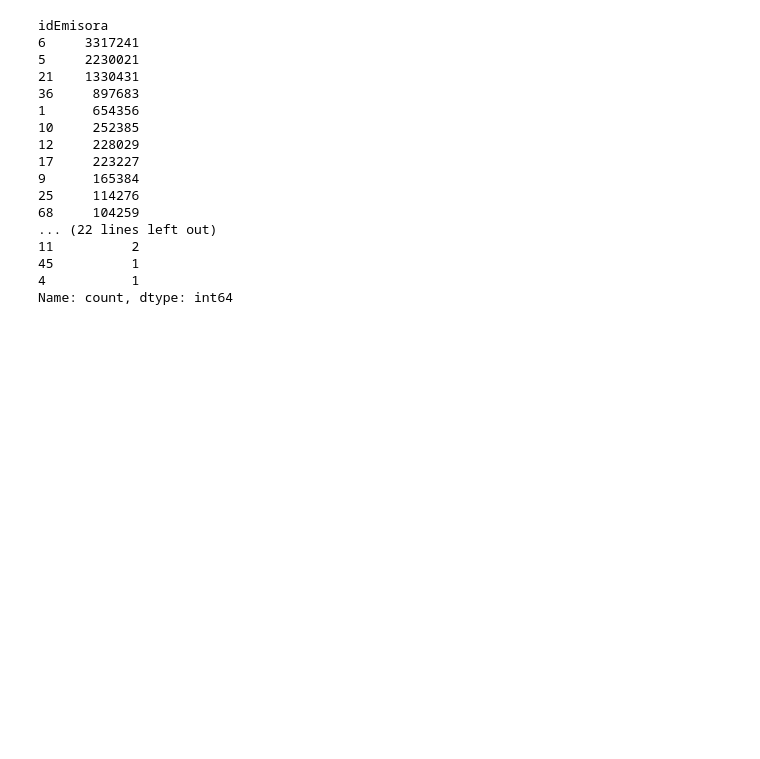
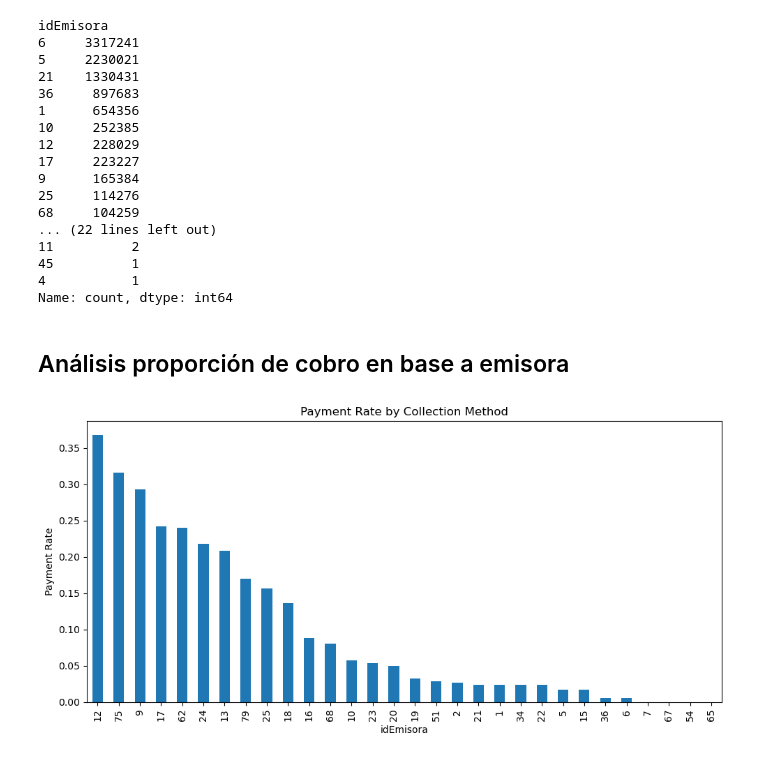
Before and after one commit to allfunso/Qubitos-Datathon, a Jupyter notebook: experiments.ipynb, the cells around one changed output. Cells and saved outputs as stored; diff of their text form; code cells hidden in the pictures; blank space fills up the shorter version.

```diff
--- a/experiments.ipynb
+++ b/experiments.ipynb
@@ -93,3 +92,23 @@ idEmisora
 45          1
 4           1
 Name: count, dtype: int64
+# %% [markdown]
+## Análisis proporción de cobro en base a emisora
+# %%
+cobros_detallados['pagado'] = cobros_detallados['montoCobrado'] > 0
+tasas_emisora_summary = cobros_detallados.groupby('idEmisora').agg(
+    total_attempts=('pagado', 'count'),
+    payment_rate=('pagado', 'mean')
+).sort_values(by='payment_rate', ascending=False)
+# %%
+threshold = 500
+tasas_emisora_summary = tasas_emisora_summary[tasas_emisora_summary['total_attempts'] > threshold]
+# %%
+tasas_emisora_summary['payment_rate'].plot(kind='bar', figsize=(10, 5))
+plt.title('Payment Rate by Collection Method')
+plt.ylabel('Payment Rate')
+plt.xlabel('idEmisora')
+plt.tight_layout()
+plt.show()
+# %% [output]
+[figure, added]
```
Also changed, not shown: parts of 1 cell of this notebook.
